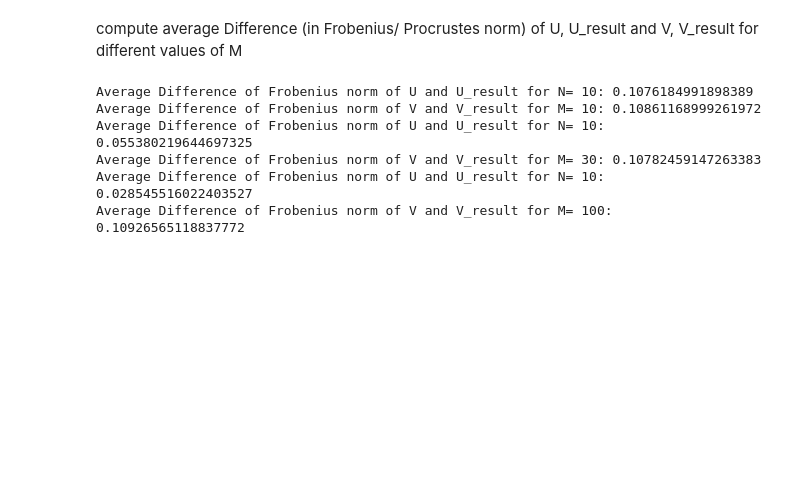
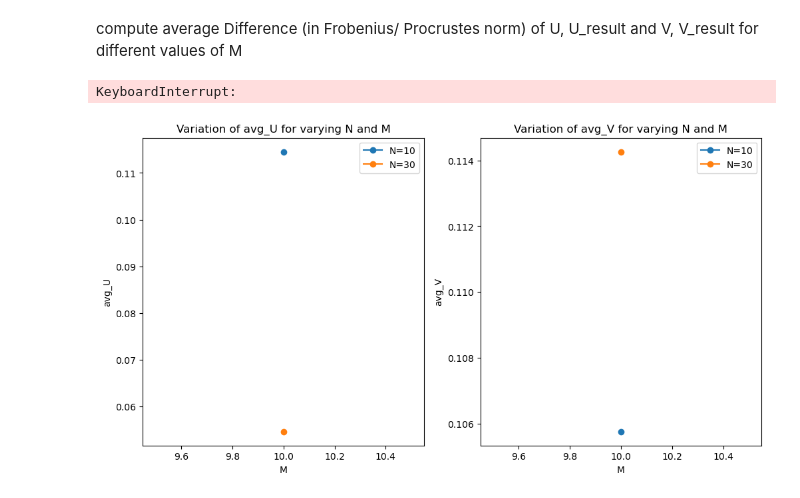
Before and after one commit to EmnaMaghrebi/RecSys, a Jupyter notebook: optimization.ipynb, the cells around one changed output. Drawn from its saved outputs; the diff is of its cells as text; code cells hidden in the pictures; blank space fills up the shorter version.

Commit message:
added optimization plots

```diff
--- a/optimization.ipynb
+++ b/optimization.ipynb
@@ -19,7 +20,7 @@ D = 2 #dimension
 N = 10 #nbr of users = 10
 M = 10 #nbr of movies : M=5*alpha M = 10, 30, 100, 300, 1000
 alpha = 1
-alpha_vals = [1, 3, 10] #[1,5,10,50,100]
+alpha_vals = [1, 3, 10, 30]#, 30] #[1,5,10,50,100]
 k_best = 10 #
 nb_iter = 100 #1000
 # %% [markdown]
@@ -54,21 +55,47 @@ def optimization_fn(alpha):
 # %% [markdown]
 compute average Difference (in Frobenius/ Procrustes norm) of U, U_result and V, V_result for different values of M
 # %%
-for i in range(len(alpha_vals)):
-    avg_U = 0
-    avg_V = 0
-    for j in range(nb_iter):
-        diff_U, diff_V = optimization_fn(alpha_vals[i])
-        avg_U += diff_U
-        avg_V += diff_V
-    avg_U = avg_U/nb_iter
-    avg_V = avg_V/nb_iter
-    print(f'Average Difference of Frobenius norm of U and U_result for N= {N}: {avg_U}')
-    print(f'Average Difference of Frobenius norm of V and V_result for M= {M*alpha_vals[i]}: {avg_V}')
+def norm_results(alpha,N_val):
+        avg_U = 0
+        avg_V = 0
+        for i in range(nb_iter):
+            diff_U, diff_V = optimization_fn(alpha,N_val)
+            avg_U += diff_U
+            avg_V += diff_V
+        avg_U = avg_U/nb_iter
+        avg_V = avg_V/nb_iter
+        return avg_U, avg_V
-# %% [output]
-Average Difference of Frobenius norm of U and U_result for N= 10: 0.1076184991898389
-Average Difference of Frobenius norm of V and V_result for M= 10: 0.10861168999261972
-Average Difference of Frobenius norm of U and U_result for N= 10: 0.055380219644697325
-Average Difference of Frobenius norm of V and V_result for M= 30: 0.10782459147263383
-Average Difference of Frobenius norm of U and U_result for N= 10: 0.028545516022403527
-Average Difference of Frobenius norm of V and V_result for M= 100: 0.10926565118837772
+# %%
+N_vals = [10, 30, 60, 100]#, 300, 1000]
+data = []
+for i in range(len(N_vals)):
+    for j in range(len(alpha_vals)):
+        avg_U, avg_V = norm_results(alpha_vals[j],N_vals[i])
+        row= [N_vals[j], M*alpha_vals[i], avg_U, avg_V]
+        data.append(row)
+# %% [output]
+KeyboardInterrupt:
+# %%
+df = pd.DataFrame(data, columns = ['N', 'M', 'avg_U', 'avg_V'])
+#df.to_csv('results_optimization.csv')
+
+fig, (ax1, ax2) = plt.subplots(1, 2, figsize=(12, 6))
+# plot as a function of M for avg_U and as a function of N fro avg_V
+for n in df['N'].unique():
+    df_m = df[df['N'] == n]
+    ax1.plot(df_m['M'], df_m['avg_U'], marker='o', label=f'N={n}')
+    ax2.plot(df_m['M'], df_m['avg_V'], marker='o', label=f'N={n}')
+
+ax1.set_xlabel('M')
+ax1.set_ylabel('avg_U')
+ax1.set_title('Variation of avg_U for varying N and M')
+ax1.legend()
+
+ax2.set_xlabel('M')
+ax2.set_ylabel('avg_V')
+ax2.set_title('Variation of avg_V for varying N and M')
+ax2.legend()
+
+plt.show()
+# %% [output]
+[figure, added]
```
Also changed, not shown: parts of 3 cells of this notebook, 5 other files.
